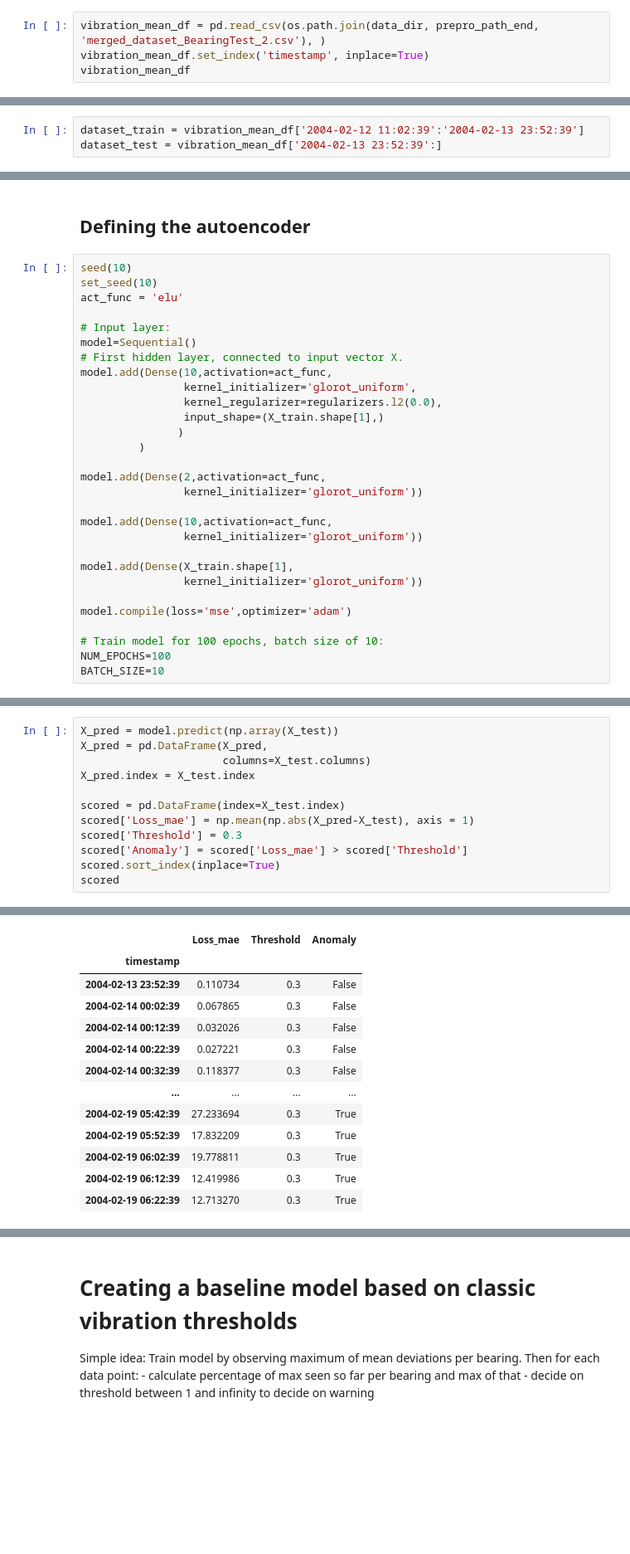
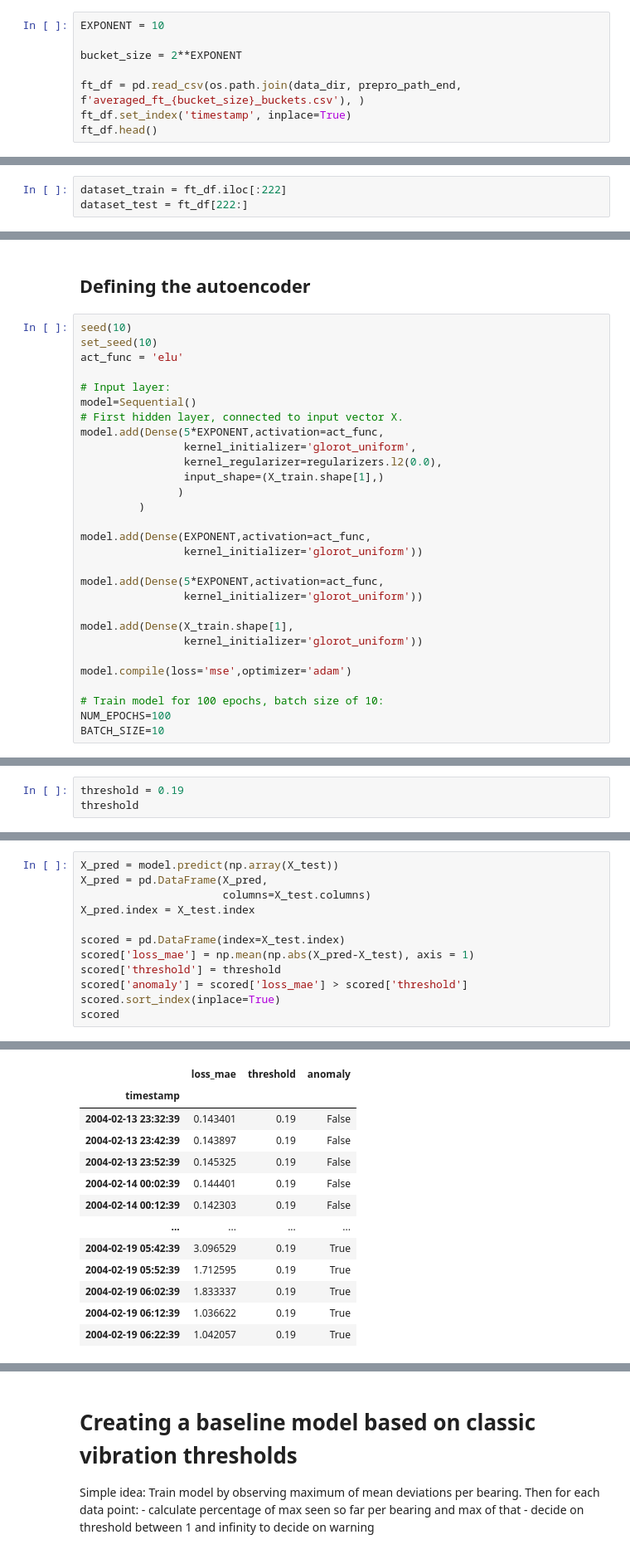
Before and after one commit to emsoft1/train_project_main, a Jupyter notebook: notebooks/PlayingAroundWithFourierTransforms.ipynb, the cells around one changed output, grey strips where cells are left out. Shown: that part at 83% size. Saved outputs shown, nothing was run; the diff lists cells and outputs as text; blank space fills up the shorter version.

```diff
--- a/notebooks/PlayingAroundWithFourierTransforms.ipynb
+++ b/notebooks/PlayingAroundWithFourierTransforms.ipynb
@@ -258,7 +91,11 @@ merged_data.head()
 # %% [markdown]
 ## Working with the preprocessed data
 # %%
-vibration_mean_df = pd.read_csv(os.path.join(data_dir, prepro_path_end, 'merged_dataset_BearingTest_2.csv'), )
-vibration_mean_df.set_index('timestamp', inplace=True)
-vibration_mean_df
+EXPONENT = 10
+
+bucket_size = 2**EXPONENT
+
+ft_df = pd.read_csv(os.path.join(data_dir, prepro_path_end, f'averaged_ft_{bucket_size}_buckets.csv'), )
+ft_df.set_index('timestamp', inplace=True)
+ft_df.head()
 # %% [output]
@@ -284,8 +110,8 @@ vibration_mean_df.plot()
 # %% [markdown]
 ### Split into "normal" and "mixed" behavior
 # %%
-dataset_train = vibration_mean_df['2004-02-12 11:02:39':'2004-02-13 23:52:39']
-dataset_test = vibration_mean_df['2004-02-13 23:52:39':]
+dataset_train = ft_df.iloc[:222]
+dataset_test = ft_df[222:]
 # %%
 dataset_train.shape, dataset_test.shape
 # %% [output]
@@ -355,17 +152,17 @@ act_func = 'elu'
 # Input layer:
 model=Sequential()
 # First hidden layer, connected to input vector X.
-model.add(Dense(10,activation=act_func,
+model.add(Dense(5*EXPONENT,activation=act_func,
                 kernel_initializer='glorot_uniform',
                 kernel_regularizer=regularizers.l2(0.0),
                 input_shape=(X_train.shape[1],)
                )
          )
 
-model.add(Dense(2,activation=act_func,
+model.add(Dense(EXPONENT,activation=act_func,
                 kernel_initializer='glorot_uniform'))
 
-model.add(Dense(10,activation=act_func,
+model.add(Dense(5*EXPONENT,activation=act_func,
                 kernel_initializer='glorot_uniform'))
 
 model.add(Dense(X_train.shape[1],
@@ -476,0 +268,3 @@ https://gist.github.com/mwaskom/de44147ed2974457ad6372750bbe5751
+# %%
+threshold = 0.19
+threshold
@@ -481,9 +277,9 @@ X_pred = pd.DataFrame(X_pred,
 X_pred.index = X_test.index
 
 scored = pd.DataFrame(index=X_test.index)
-scored['Loss_mae'] = np.mean(np.abs(X_pred-X_test), axis = 1)
-scored['Threshold'] = 0.3
-scored['Anomaly'] = scored['Loss_mae'] > scored['Threshold']
+scored['loss_mae'] = np.mean(np.abs(X_pred-X_test), axis = 1)
+scored['threshold'] = threshold
+scored['anomaly'] = scored['loss_mae'] > scored['threshold']
 scored.sort_index(inplace=True)
 scored
 # %% [output]
@@ -491,13 +287,13 @@ scored
-|  | Loss_mae | Threshold | Anomaly |
+|  | loss_mae | threshold | anomaly |
 | timestamp |  |  |  |
-| 2004-02-13 23:52:39 | 0.110734 | 0.3 | False |
-| 2004-02-14 00:02:39 | 0.067865 | 0.3 | False |
-| 2004-02-14 00:12:39 | 0.032026 | 0.3 | False |
-| 2004-02-14 00:22:39 | 0.027221 | 0.3 | False |
-| 2004-02-14 00:32:39 | 0.118377 | 0.3 | False |
+| 2004-02-13 23:32:39 | 0.143401 | 0.19 | False |
+| 2004-02-13 23:42:39 | 0.143897 | 0.19 | False |
+| 2004-02-13 23:52:39 | 0.145325 | 0.19 | False |
+| 2004-02-14 00:02:39 | 0.144401 | 0.19 | False |
+| 2004-02-14 00:12:39 | 0.142303 | 0.19 | False |
 | ... | ... | ... | ... |
-| 2004-02-19 05:42:39 | 27.233694 | 0.3 | True |
-| 2004-02-19 05:52:39 | 17.832209 | 0.3 | True |
-| 2004-02-19 06:02:39 | 19.778811 | 0.3 | True |
-| 2004-02-19 06:12:39 | 12.419986 | 0.3 | True |
-| 2004-02-19 06:22:39 | 12.713270 | 0.3 | True |
+| 2004-02-19 05:42:39 | 3.096529 | 0.19 | True |
+| 2004-02-19 05:52:39 | 1.712595 | 0.19 | True |
+| 2004-02-19 06:02:39 | 1.833337 | 0.19 | True |
+| 2004-02-19 06:12:39 | 1.036622 | 0.19 | True |
+| 2004-02-19 06:22:39 | 1.042057 | 0.19 | True |
```
Also changed, not shown: parts of 50 cells of this notebook.
